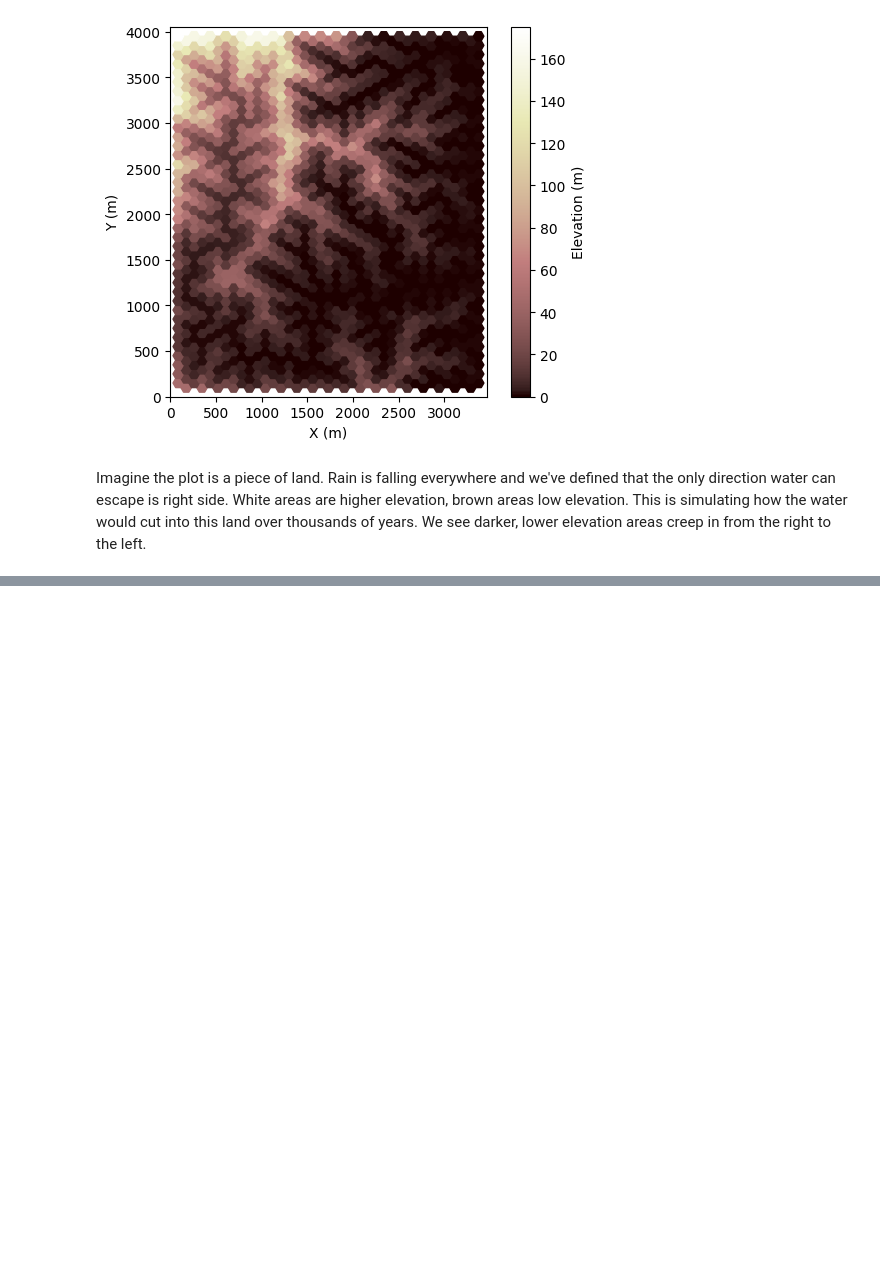
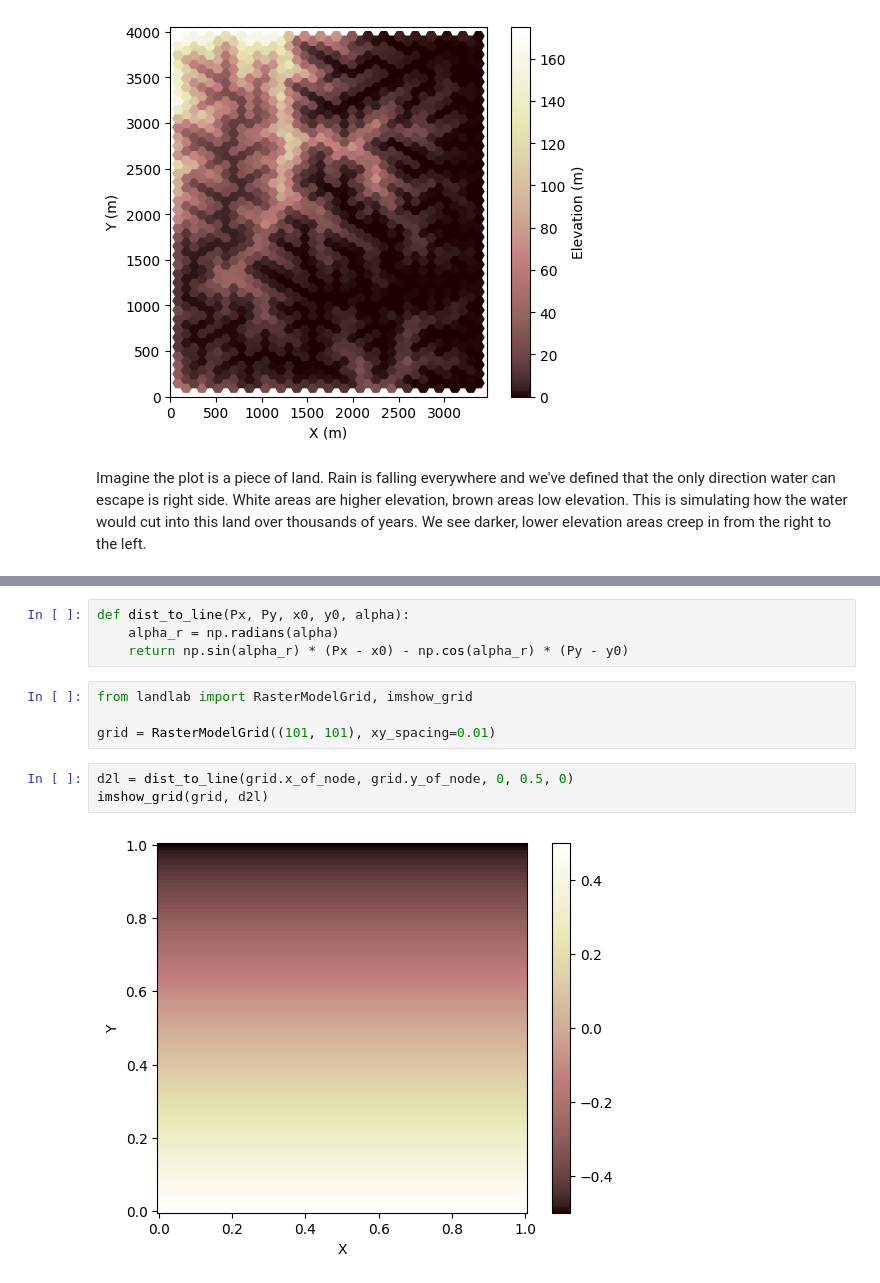
Before and after one commit to Antel0pe/TectonicPlatesVis, a Jupyter notebook: notebooks/PlayingWithLandLab.ipynb, the cells around one changed output, grey strips where cells are left out. Saved outputs shown, nothing was run; the diff lists cells and outputs as text; blank space fills up the shorter version.

Commit message:
explored landlabs more

```diff
--- a/notebooks/PlayingWithLandLab.ipynb
+++ b/notebooks/PlayingWithLandLab.ipynb
@@ -149,0 +167,13 @@ Imagine the plot is a piece of land. Rain is falling everywhere and we've define
+# %%
+def dist_to_line(Px, Py, x0, y0, alpha):
+    alpha_r = np.radians(alpha)
+    return np.sin(alpha_r) * (Px - x0) - np.cos(alpha_r) * (Py - y0)
+# %%
+from landlab import RasterModelGrid, imshow_grid
+
+grid = RasterModelGrid((101, 101), xy_spacing=0.01)
+# %%
+d2l = dist_to_line(grid.x_of_node, grid.y_of_node, 0, 0.5, 0)
+imshow_grid(grid, d2l)
+# %% [output]
+[figure, added]
```
Also changed, not shown: parts of 3 cells of this notebook.
